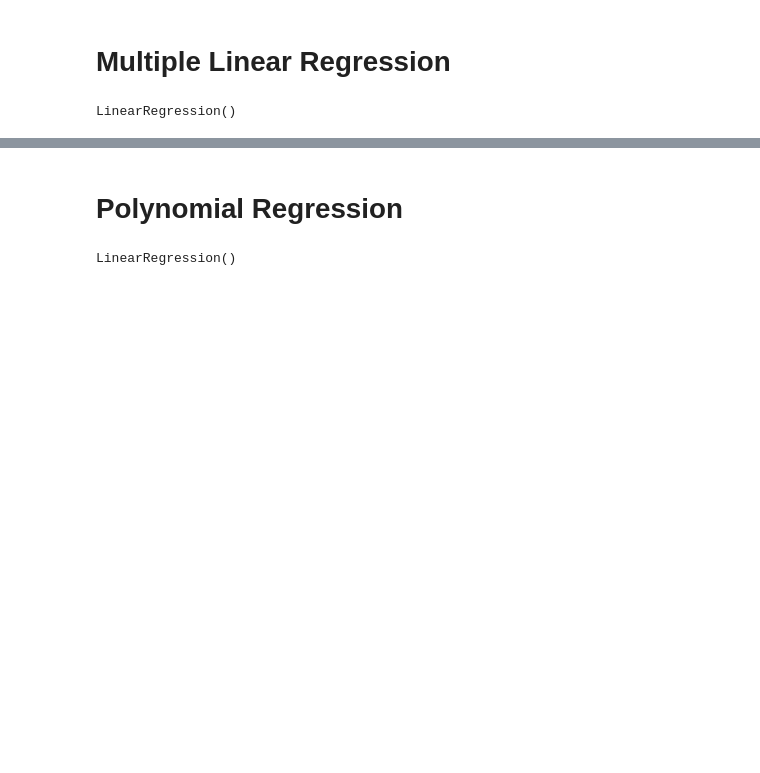
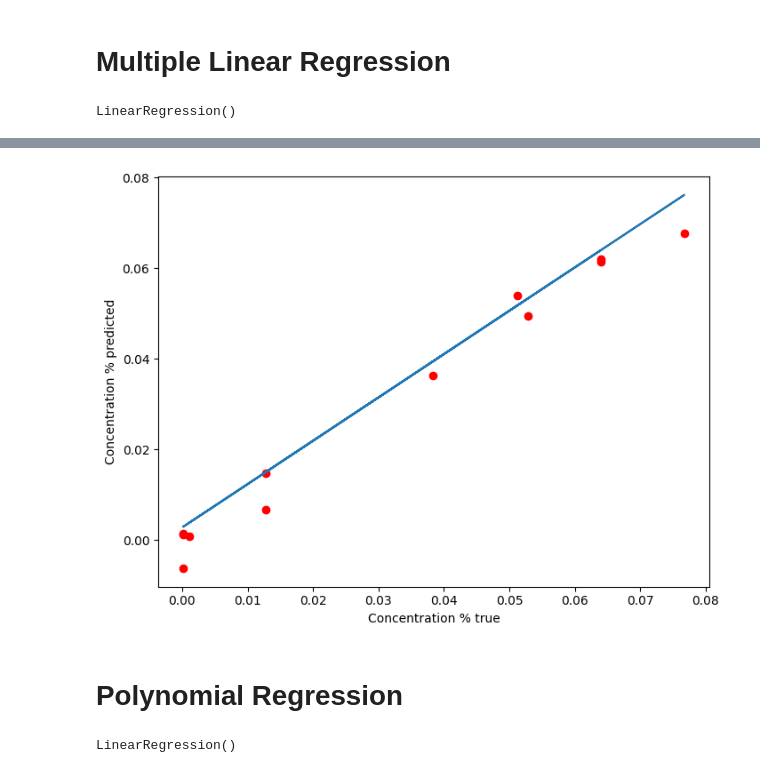
Before and after one commit to wiemila/ML_ISE-strzykawki, a Jupyter notebook: ISE_regression.ipynb, the cells around one changed output, grey strips where cells are left out. Cells and saved outputs as stored; diff of their text form; code cells hidden in the pictures; blank space fills up the shorter version.

```diff
--- a/ISE_regression.ipynb
+++ b/ISE_regression.ipynb
@@ -390,3 +281,15 @@ RMSE: 0.5271232877313984
+# %%
+#create a scatter plot of true and predicted values
+plt.figure(figsize=(8,6))
+plt.scatter(y_test,predictions_lr,c='red')
+plt.xlabel('Concentration % true')
+plt.ylabel('Concentration % predicted')
+#plot a regression line
+m, b = np.polyfit(y_test,predictions, 1)
+plt.plot(y_test, m*y_test + b)
+plt.show()
+# %% [output]
+[figure, added]
 # %% [markdown]
 # Polynomial Regression
 # %%
```
Also changed, not shown: parts of 50 cells of this notebook.
